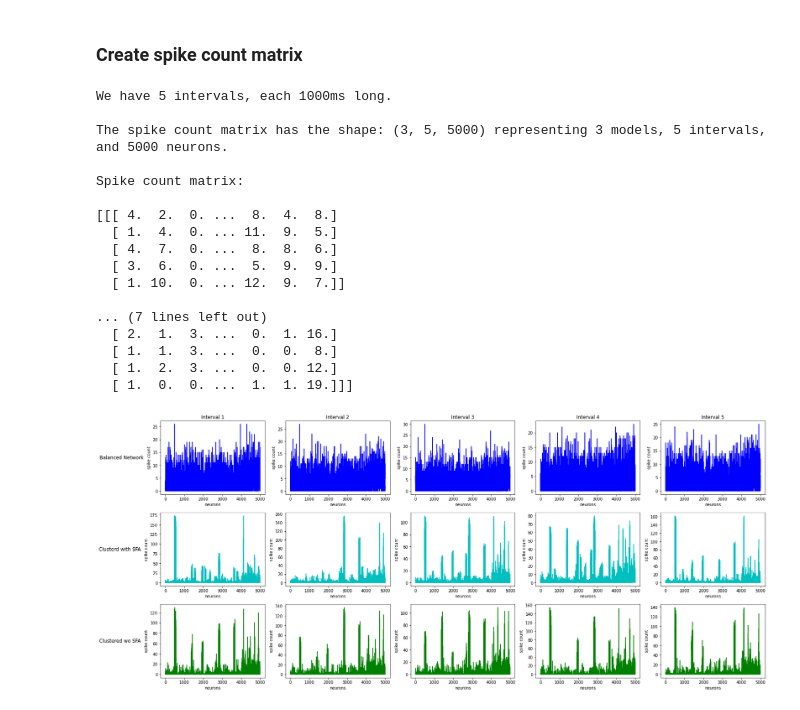
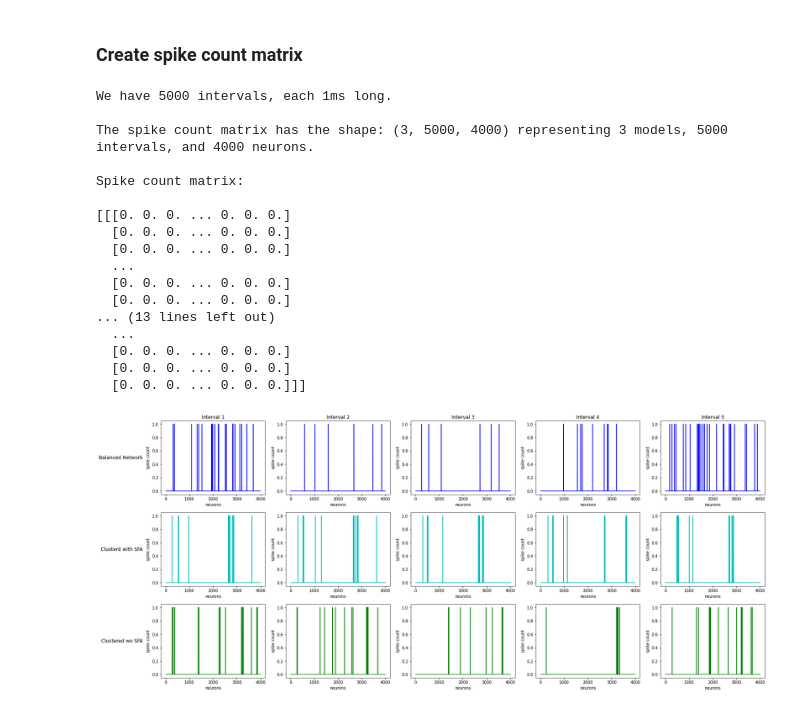
Before and after one commit to LeyloJohnny/Computational-Neuroscience, a Jupyter notebook: Spike_count_matrix.ipynb, the cells around one changed output. Cells and saved outputs as stored; diff of their text form; code cells hidden in the pictures.

```diff
--- a/Spike_count_matrix.ipynb
+++ b/Spike_count_matrix.ipynb
@@ -140,23 +140,26 @@ for i in range(len(models)):
 import numpy as np
 
 #define a time window of 1000ms
-window = 1000
+window = 1
 
 #calculate number of intervals based on recorded time span / time window
 intervals = int(np.max(models_x[i][0, :]+ 1)/window)
 
+#define which neurons to focus on (here: only excitatory neurons 0 - 4000)
+neurons = int(np.max(models_x[i][1, :])+1) - 1000
+
 #how many intervals do we have?
 print("We have " + str(intervals) + " intervals, each " + str(window) + "ms long. \n")
 
-spike_count_matrix = np.zeros((len(models), intervals, int(np.max(models_x[i][1, :]))+1))
+spike_count_matrix = np.zeros((len(models), intervals, neurons))
 
 #for every model
 for i in range(len(models)):
   #get the data of the current model
   current_model_x = np.array(models_x[i])
 
-  #create a zeros array with size neurons * time (5000*5000)
-  spike_counts = np.zeros((intervals, int(np.max(models_x[i][1, :]))+1))
+  #create a zeros array with size time * neurons (5000*4000)
+  spike_counts = np.zeros((intervals, neurons))
 
   #for every interval
   for j in range(intervals):
@@ -168,7 +171,7 @@ for i in range(len(models)):
     interval_data = current_model_x[1][interval_time_points]
 
     #for every neuron
-    for k in range(int(np.max(models_x[i][1, :]+ 1))):
+    for k in range(neurons):
 
         #get the indices of the current neuron within the defined time interval
         current_neuron = np.where(interval_data == k)
@@ -188,31 +191,34 @@ print("The spike count matrix has the shape: " + str(spike_count_matrix.shape) +
 print("Spike count matrix: \n")
 print(spike_count_matrix)
 # %% [output]
-We have 5 intervals, each 1000ms long.
+We have 5000 intervals, each 1ms long.
 
-The spike count matrix has the shape: (3, 5, 5000) representing 3 models, 5 intervals, and 5000 neurons.
+The spike count matrix has the shape: (3, 5000, 4000) representing 3 models, 5000 intervals, and 4000 neurons.
 
 Spike count matrix:
 
-[[[ 4.  2.  0. ...  8.  4.  8.]
-  [ 1.  4.  0. ... 11.  9.  5.]
-  [ 4.  7.  0. ...  8.  8.  6.]
-  [ 3.  6.  0. ...  5.  9.  9.]
-  [ 1. 10.  0. ... 12.  9.  7.]]
-
-... (7 lines left out)
-  [ 2.  1.  3. ...  0.  1. 16.]
-  [ 1.  1.  3. ...  0.  0.  8.]
-  [ 1.  2.  3. ...  0.  0. 12.]
-  [ 1.  0.  0. ...  1.  1. 19.]]]
+[[[0. 0. 0. ... 0. 0. 0.]
+  [0. 0. 0. ... 0. 0. 0.]
+  [0. 0. 0. ... 0. 0. 0.]
+  ...
+  [0. 0. 0. ... 0. 0. 0.]
+  [0. 0. 0. ... 0. 0. 0.]
+... (13 lines left out)
+  ...
+  [0. 0. 0. ... 0. 0. 0.]
+  [0. 0. 0. ... 0. 0. 0.]
+  [0. 0. 0. ... 0. 0. 0.]]]
 # %%
 from matplotlib.transforms import offset_copy
 
+if intervals > 5:
+  intervals_to_plot = 5
+
 #initiate figure and axes with specific size, rows = number of models, columns = number of intervals
-fig, axes = plt.subplots(figsize= (25, 10), nrows=len(models), ncols=intervals)
+fig, axes = plt.subplots(figsize= (25, 10), nrows=len(models), ncols=intervals_to_plot)
 
 #define title for columns and rows (intervals and model names)
-cols = ['Interval {}'.format(int(col+1)) for col in range(intervals)]
+cols = ['Interval {}'.format(int(col+1)) for col in range(intervals_to_plot)]
 rows = ['{}'.format(row) for row in model_names]
 
 #define x and y axes of each subplot (neurons and spike count)
@@ -225,33 +231,33 @@ pad = 5 # in points
 for ax, col in zip(axes[0], cols):
     ax.annotate(col, xy=(0.5, 1), xytext=(0, pad),
                 xycoords='axes fraction', textcoords='offset points',
                 size='large', ha='center', va='baseline')
 
 #labels rows
 for ax, row in zip(axes[:,0], rows):
     ax.annotate(row, xy=(0, 0.5), xytext=(-ax.yaxis.labelpad - pad, 0),
                 xycoords=ax.yaxis.label, textcoords='offset points',
                 size='large', ha='right', va='center')
 
 #arrange subplots
 fig.tight_layout()
 # tight_layout doesn't take labels into account
 # more space needed:
 fig.subplots_adjust(left = 0.15, top = 0.95)
 
 #define colors for different models
 colors = ['b', 'c', 'g']
 
 #for every interval
-for interval in range(intervals):
+for interval in range(intervals_to_plot):
   #for every model
   for model in range(len(models)):
     #make subplots, intervals in columns, models in rows, different color for every model
     #y axis: spike count (based on spike count matrix)
     #x axis: neurons (based on max. neuron id)
-    axes[model, interval].plot(range(int(np.max(models_x[i][1, :]))+1), spike_count_matrix[model][interval], colors[model])
+    axes[model, interval].plot(range(neurons), spike_count_matrix[model][interval], colors[model])
 
 #show the figure
 plt.show()
 # %% [output]
-[figure, old version]
+[figure, new version]
```
